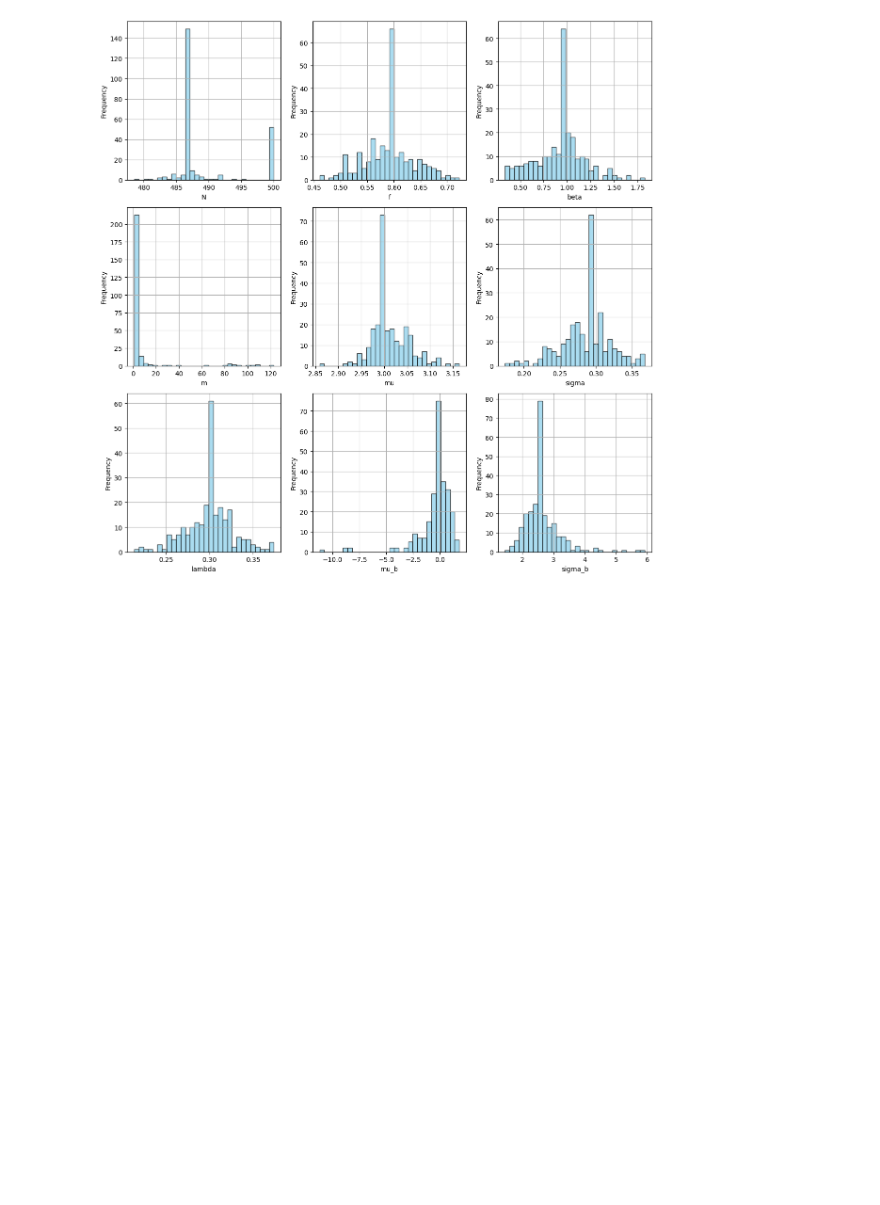
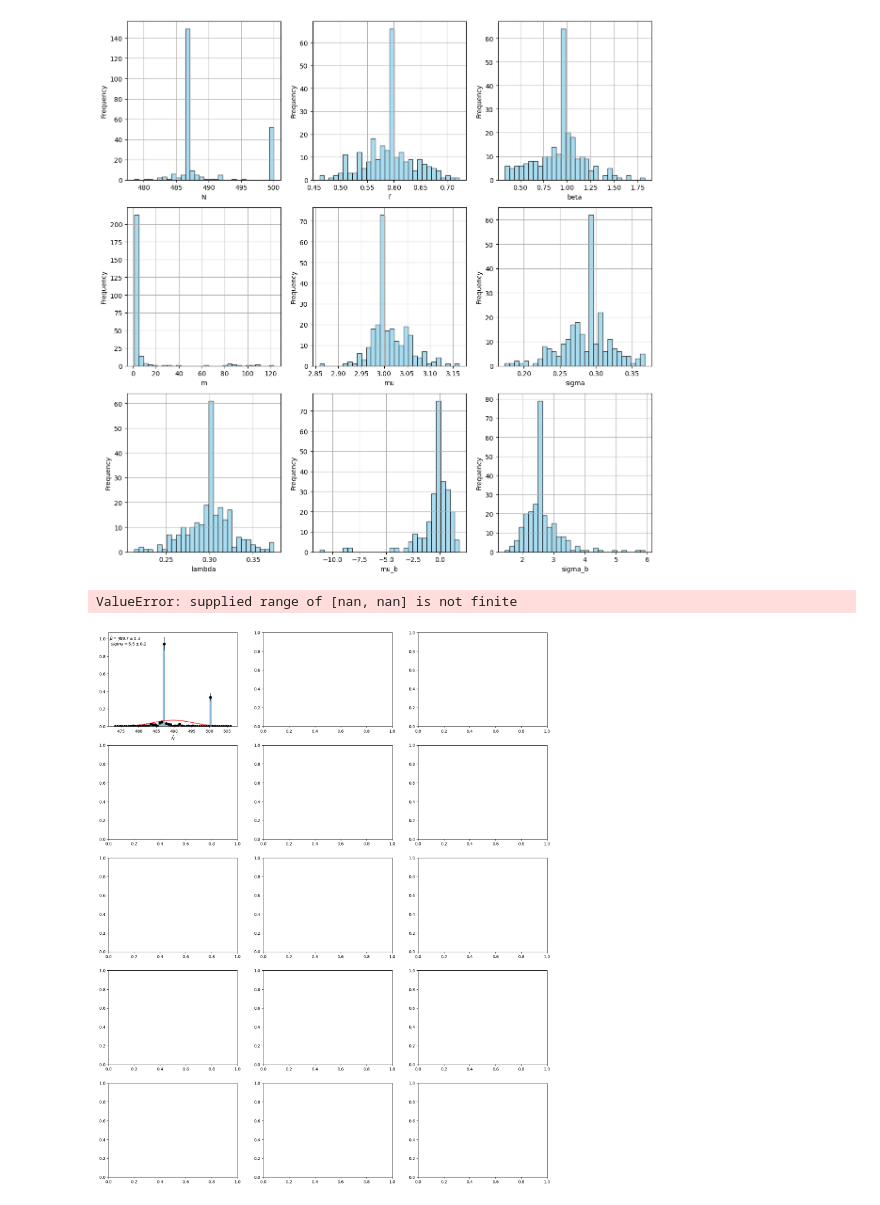
Before and after one commit to ecole41/S1_coursework_test, a Jupyter notebook: Coursework_again.ipynb, the cells around one changed output. Drawn from its saved outputs; the diff is of its cells as text; code cells hidden in the pictures; blank space fills up the shorter version.

```diff
--- a/Coursework_again.ipynb
+++ b/Coursework_again.ipynb
@@ -290 +334,6 @@ def fit_toys(Ntoy,sample_size,f,beta,m,mu,sigma,lam,mu_b,sigma_b):
+# %%
+
+Ntoy = 250
+sample_size_means=[500, 1000, 2500, 5000, 10000]
+truth = np.array(list(mi.values))
 # %%
@@ -327,3 +369,53 @@ plt.tight_layout()
 plt.show()
 # %% [output]
 [figure]
+# %%
+import uncertainties as uncert
+def plot(xvals , ax=None):
+    ax = ax or plt.gca()
+    # compute mean , sdev and their errors of distribution
+    m = np.mean(xvals)
+    s = np.std(xvals , ddof=1)
+    me = s/len(xvals)**0.5
+    se = s/(2*len(xvals)-1)**0.5
+    # make a density histogram
+    nh, xe = np.histogram( xvals , range =(m-3*s,m+3*s), bins='auto', density=True )
+    # draw the density histogram
+    ax.hist( xvals , bins=xe, density=True , alpha=0.5 )
+    # also draw error bars on points
+    N = np.sum(nh)/len(xvals)
+    cx = 0.5*(xe[1:]+xe[:-1])
+    ax.errorbar( cx, nh, N*(nh/N)**0.5, fmt='ko')
+    # draw the normal distribution with the mean and sigma
+    x = np.linspace(xe[0],xe[-1],100)
+    ax.plot(x, norm.pdf(x,m,s), 'r-')
+    # plot the results (use uncertainties package for nice formatting)
+    um = uncert.ufloat( m, me )
+    us = uncert.ufloat( s, se )
+    mstr = f"{um:.1u}".replace("+/-","\pm")
+    sstr = f"{us:.1u}".replace("+/-","\pm")
+    ax.text(0.01,0.92, f"$\hat{{\mu}} = {mstr}$", transform=ax.transAxes)
+    ax.text(0.01,0.86, f"$\hat{{\ sigma}} = {sstr}$", transform=ax.transAxes)
+
+
+errors = np.array(errors)
+pulls = (values - truth)/errors
+fig , axes = plt.subplots(5,3, figsize =(19.2,24))
+for i, name in enumerate(Names):
+    estname = f"\hat {{{ name.split('_ ')[0]}}}"
+    if len(name.split('_'))>1: estname += '_'+name.split('_')[1]
+
+    ax = axes[i,0]
+    plot( values[:,i], ax )
+    ax.set_xlabel( f"${estname}$" )
+
+    ax = axes[i,1]
+    plot( errors[:,i]**2, ax )
+    ax.set_xlabel( f"$\hat{{V}}({ name})$" )
+
+    ax = axes[i,2]
+    plot( pulls[:,i], ax )
+    ax.set_xlabel( f"$p({ estname })$" )
+# %% [output]
+ValueError: supplied range of [nan, nan] is not finite
+[figure, added]
```
Also changed, not shown: parts of 8 cells of this notebook.
